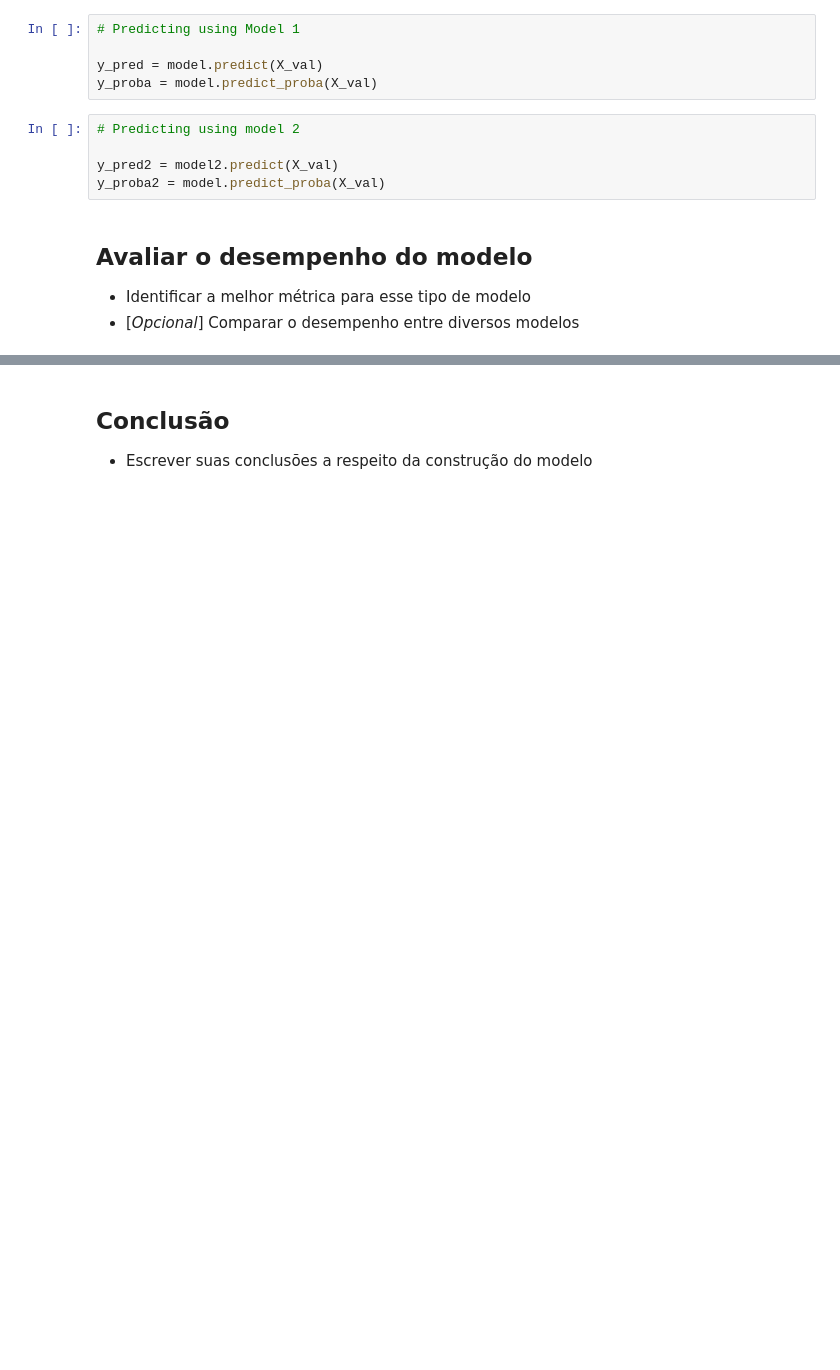
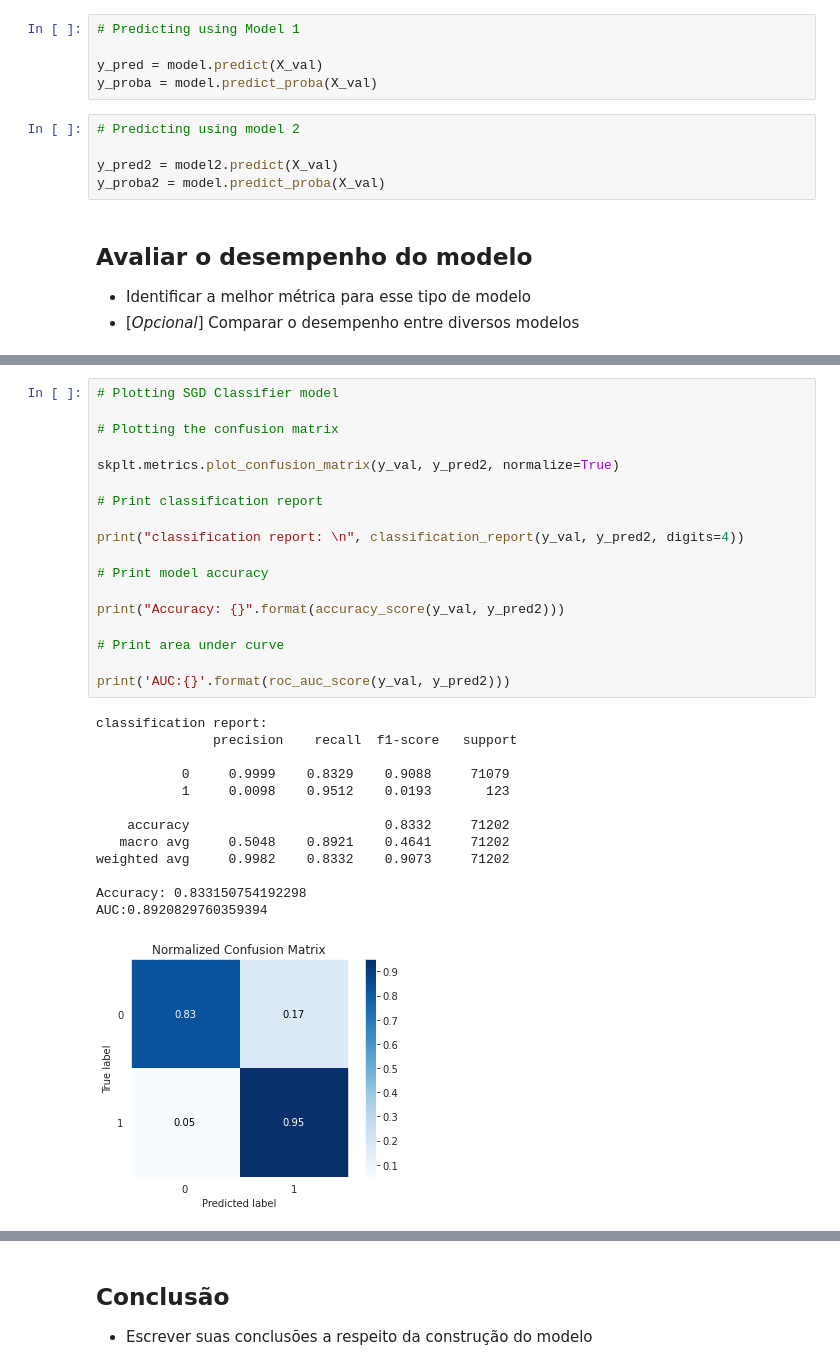
Before and after one commit to JoaoSiqueiraDS/DS_Days, a Jupyter notebook: [Template]_Detecção_de_Fraude_em_Cartões_de_Crédito.ipynb, the cells around one changed output, grey strips where cells are left out. Drawn from its saved outputs; the diff is of its cells as text; blank space fills up the shorter version.

```diff
--- a/[Template]_Detecção_de_Fraude_em_Cartões_de_Crédito.ipynb
+++ b/[Template]_Detecção_de_Fraude_em_Cartões_de_Crédito.ipynb
@@ -331,0 +372,32 @@ y_proba2 = model.predict_proba(X_val)
+# %%
+# Plotting SGD Classifier model
+
+# Plotting the confusion matrix
+
+skplt.metrics.plot_confusion_matrix(y_val, y_pred2, normalize=True)
+
+# Print classification report
+
+print("classification report: \n", classification_report(y_val, y_pred2, digits=4))
+
+# Print model accuracy
+
+print("Accuracy: {}".format(accuracy_score(y_val, y_pred2)))
+
+# Print area under curve
+
+print('AUC:{}'.format(roc_auc_score(y_val, y_pred2)))
+# %% [output]
+classification report:
+               precision    recall  f1-score   support
+
+           0     0.9999    0.8329    0.9088     71079
+           1     0.0098    0.9512    0.0193       123
+
+    accuracy                         0.8332     71202
+   macro avg     0.5048    0.8921    0.4641     71202
+weighted avg     0.9982    0.8332    0.9073     71202
+
+Accuracy: 0.833150754192298
+AUC:0.8920829760359394
+[figure, added]
```
Also changed, not shown: parts of 10 cells of this notebook.
